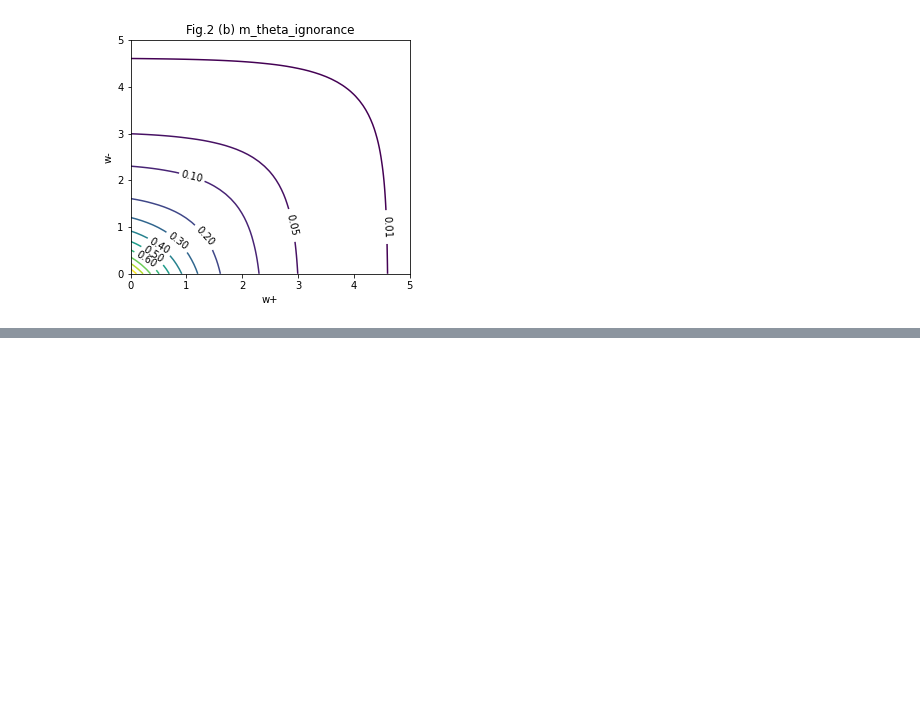
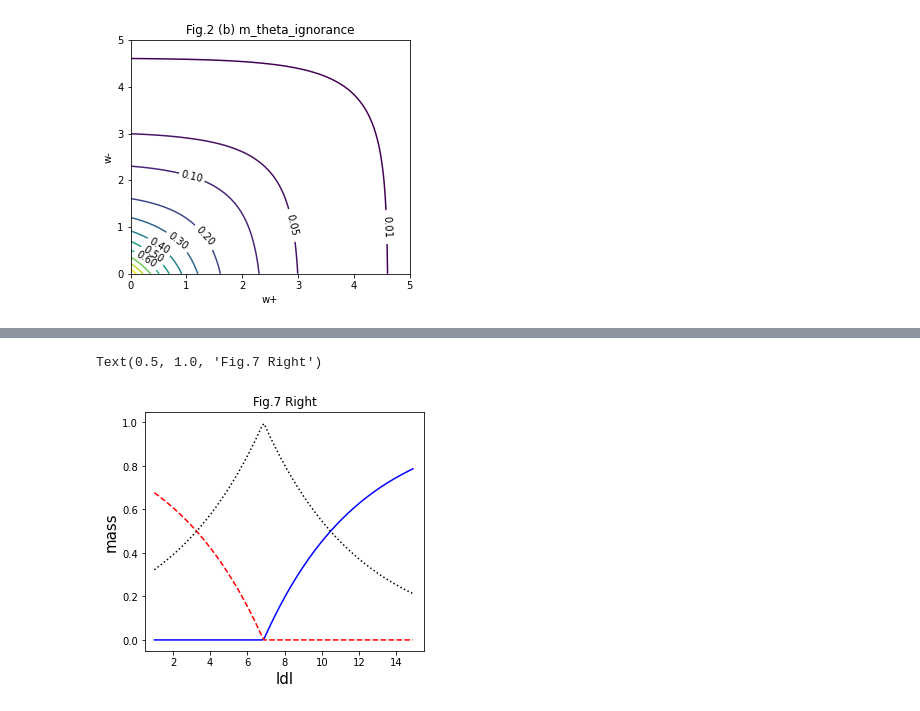
Before and after one commit to evidentiallab/Lunde_Chen_NN_Belief_Reproduction, a Jupyter notebook: NNBeliefWithSklearn.ipynb, the cells around one changed output, grey strips where cells are left out. Cells and saved outputs as stored; diff of their text form; code cells hidden in the pictures; blank space fills up the shorter version.

```diff
--- a/NNBeliefWithSklearn.ipynb
+++ b/NNBeliefWithSklearn.ipynb
@@ -626,0 +673,36 @@ arr_omega_age = [omega_age(_age) for _age in arr_age]
+# %%
+def omega_pos_ldl(_ldl):
+    omega =  1.13 / (6.87 - 1) * (_ldl - 6.87)
+    if omega <= 0:
+        omega = 0
+    return omega
+
+def omega_neg_ldl(_ldl):
+    omega = 1.13 / (6.87 - 1) * (_ldl - 6.87)
+    if omega >= 0:
+        omega = 0
+    else:
+        omega *= -1
+    return omega
+
+arr_ldl = np.arange(1, 15, 0.1)
+arr_omega_pos_ldl = np.array(list(map(omega_pos_ldl, arr_ldl)))
+arr_omega_neg_ldl = np.array(list(map(omega_neg_ldl, arr_ldl)))
+
+mass_theta_one = mass_function_for_class_one(arr_omega_pos_ldl, arr_omega_neg_ldl)
+mass_theta_two = mass_function_for_class_two(arr_omega_pos_ldl, arr_omega_neg_ldl)
+mass_theta_ignorance = mass_function_for_class_ignorance(arr_omega_pos_ldl, arr_omega_neg_ldl)
+
+fig, ax = plt.subplots()
+plt.xlim([0.5, 15.5])
+plt.ylim([-0.05, 1.05])
+plt.plot(arr_ldl, mass_theta_one, linestyle='-', color='blue')
+plt.plot(arr_ldl, mass_theta_two, linestyle='--', color='red')
+plt.plot(arr_ldl, mass_theta_ignorance, linestyle=':', color='black')
+ax.set_xlabel('ldl', fontsize=15)
+ax.set_ylabel('mass', fontsize=15)
+fig.set_size_inches(5, 4.4)
+ax.set_title('Fig.7 Right')
+# %% [output]
+Text(0.5, 1.0, 'Fig.7 Right')
+[figure, added]
```
Also changed, not shown: parts of 18 cells of this notebook.
